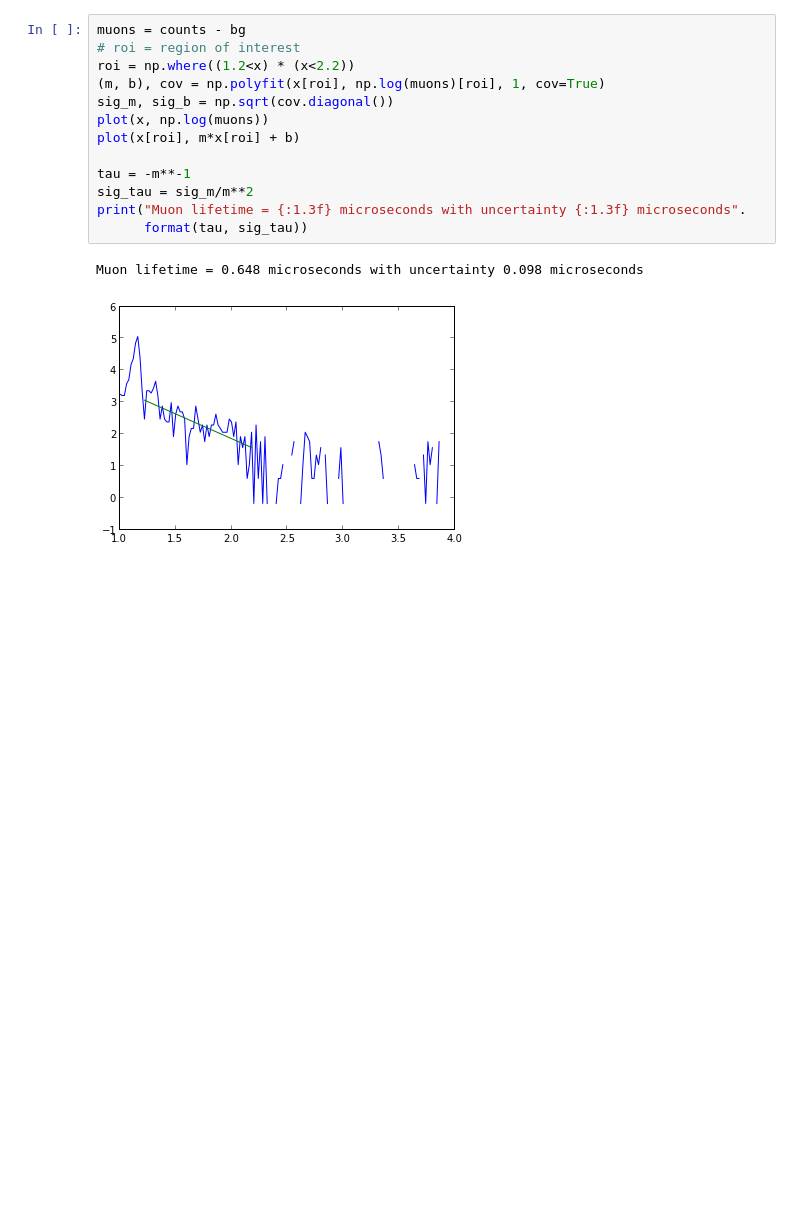
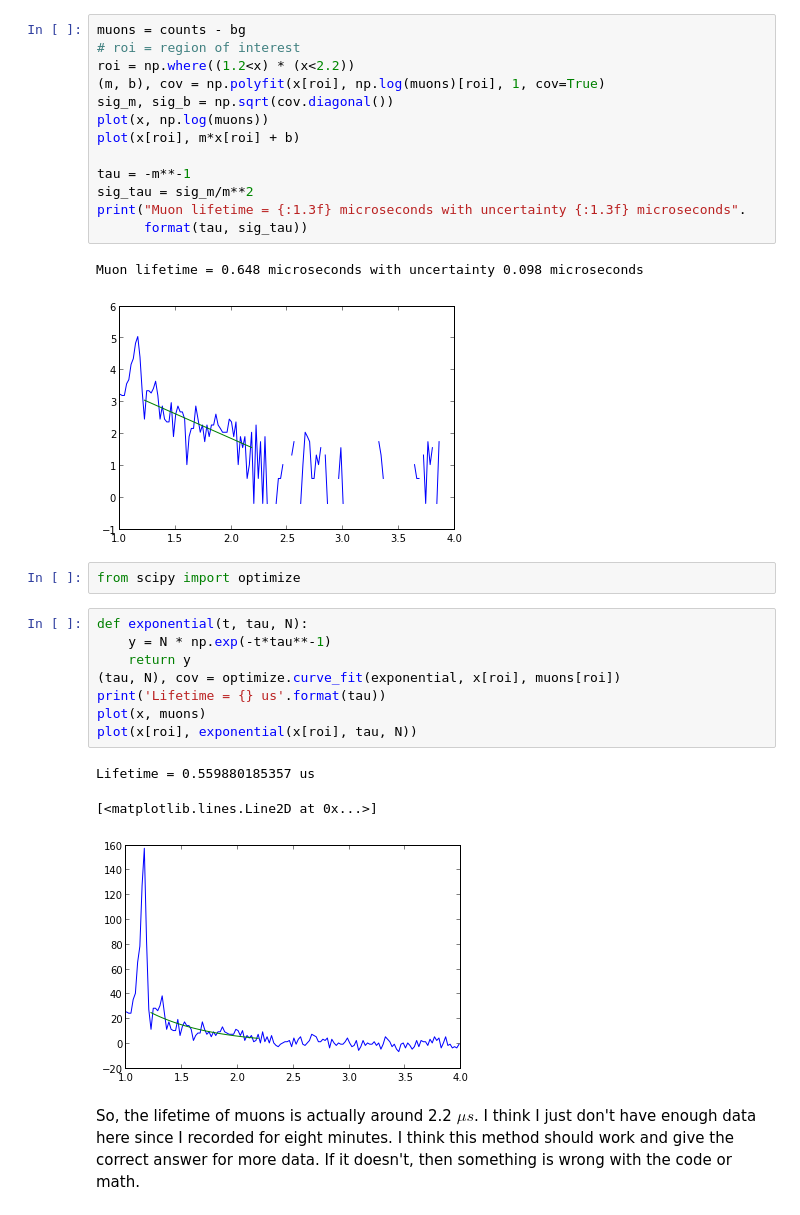
Before and after one commit to mcleonard/intro-to-analysis, a Jupyter notebook: Importing Data.ipynb, the cells around one changed output. Saved outputs shown, nothing was run; the diff lists cells and outputs as text; blank space fills up the shorter version.

Commit message:
Added a lifetime calculation using a decaying exponential model.

```diff
--- a/Importing Data.ipynb
+++ b/Importing Data.ipynb
@@ -71,3 +71,19 @@ print("Muon lifetime = {:1.3f} microseconds with uncertainty {:1.3f} microsecond
 # %% [output]
 Muon lifetime = 0.648 microseconds with uncertainty 0.098 microseconds
 [figure]
+# %%
+from scipy import optimize
+# %%
+def exponential(t, tau, N):
+    y = N * np.exp(-t*tau**-1)
+    return y
+(tau, N), cov = optimize.curve_fit(exponential, x[roi], muons[roi])
+print('Lifetime = {} us'.format(tau))
+plot(x, muons)
+plot(x[roi], exponential(x[roi], tau, N))
+# %% [output]
+Lifetime = 0.559880185357 us
+[<matplotlib.lines.Line2D at 0x...>]
+[figure, added]
+# %% [markdown]
+So, the lifetime of muons is actually around 2.2 $\mu s$.  I think I just don't have enough data here since I recorded for eight minutes.  I think this method should work and give the correct answer for more data.  If it doesn't, then something is wrong with the code or math.
```
